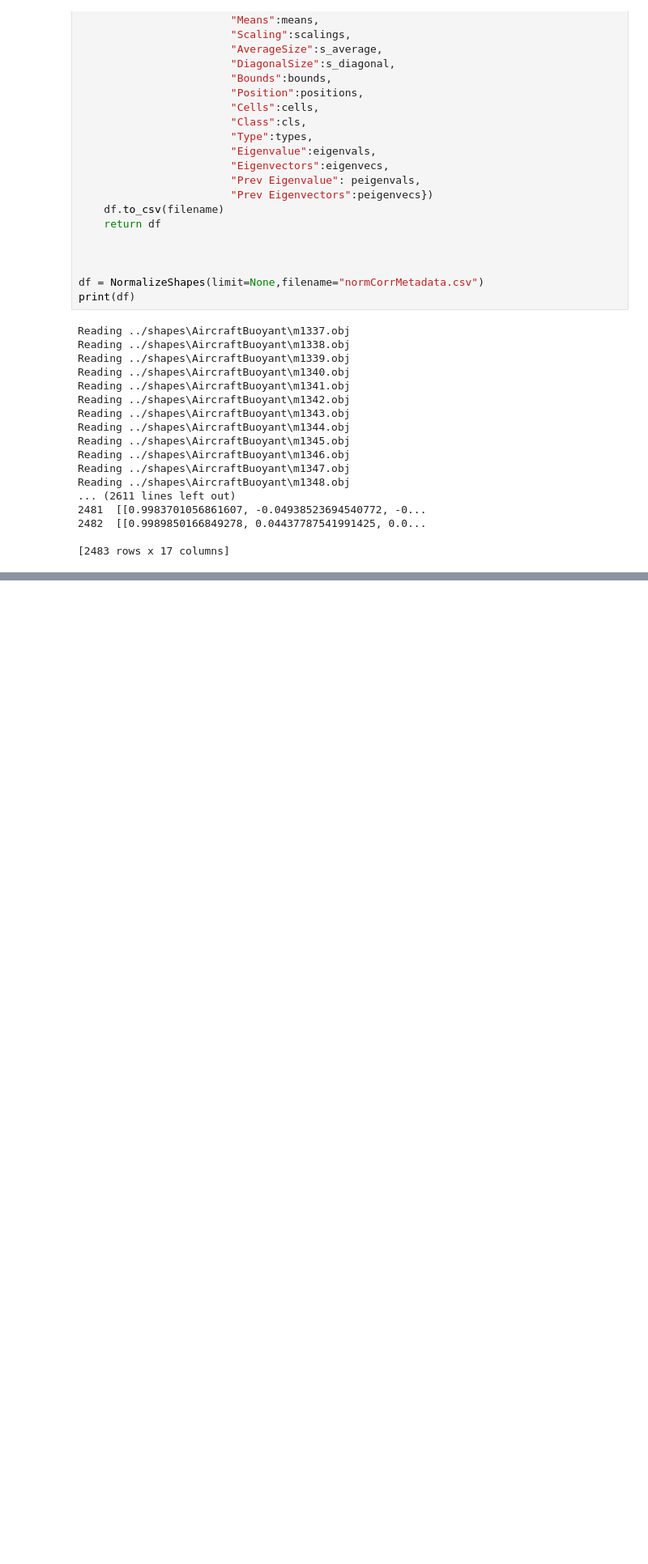
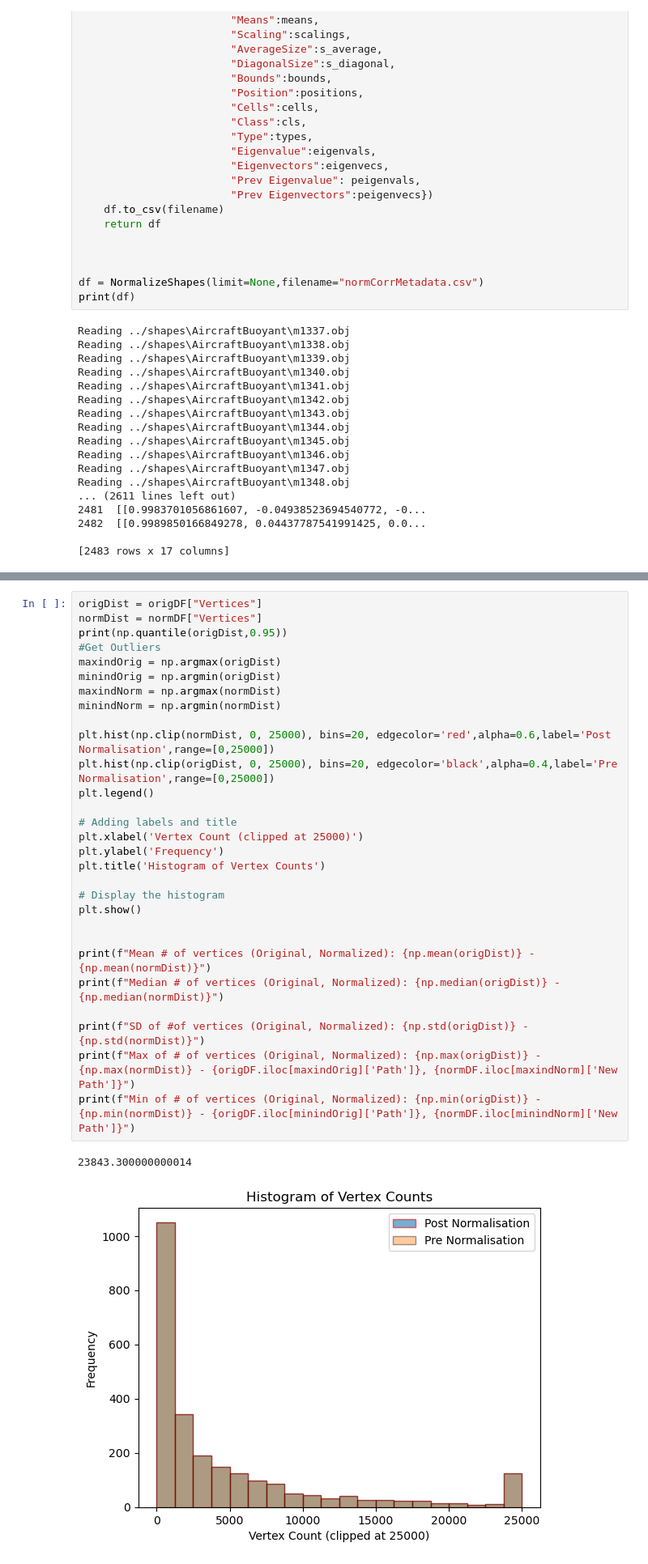
Before and after one commit to maria-raluca-st/INFOMR-final-project, a Jupyter notebook: mmdbs/preprocessing.ipynb, the cells around one changed output, grey strips where cells are left out. Shown at 81% size. Cells and saved outputs as stored; diff of their text form; blank space fills up the shorter version.

```diff
--- a/mmdbs/preprocessing.ipynb
+++ b/mmdbs/preprocessing.ipynb
@@ -578,0 +649,32 @@ Max of Distances (Original, Normalized): 2.99999999425035 - 2.9994473800612003 -
+# %%
+origDist = origDF["Vertices"]
+normDist = normDF["Vertices"]
+print(np.quantile(origDist,0.95))
+#Get Outliers
+maxindOrig = np.argmax(origDist)
+minindOrig = np.argmin(origDist)
+maxindNorm = np.argmax(normDist)
+minindNorm = np.argmin(normDist)
+
+plt.hist(np.clip(normDist, 0, 25000), bins=20, edgecolor='red',alpha=0.6,label='Post Normalisation',range=[0,25000])
+plt.hist(np.clip(origDist, 0, 25000), bins=20, edgecolor='black',alpha=0.4,label='Pre Normalisation',range=[0,25000])
+plt.legend()
+
+# Adding labels and title
+plt.xlabel('Vertex Count (clipped at 25000)')
+plt.ylabel('Frequency')
+plt.title('Histogram of Vertex Counts')
+
+# Display the histogram
+plt.show()
+
+
+print(f"Mean # of vertices (Original, Normalized): {np.mean(origDist)} - {np.mean(normDist)}")
+print(f"Median # of vertices (Original, Normalized): {np.median(origDist)} - {np.median(normDist)}")
+
+print(f"SD of #of vertices (Original, Normalized): {np.std(origDist)} - {np.std(normDist)}")
+print(f"Max of # of vertices (Original, Normalized): {np.max(origDist)} - {np.max(normDist)} - {origDF.iloc[maxindOrig]['Path']}, {normDF.iloc[maxindNorm]['New Path']}")
+print(f"Min of # of vertices (Original, Normalized): {np.min(origDist)} - {np.min(normDist)} - {origDF.iloc[minindOrig]['Path']}, {normDF.iloc[minindNorm]['New Path']}")
+# %% [output]
+23843.300000000014
+[figure, added]
```
Also changed, not shown: parts of 15 cells of this notebook, 4 other files.
